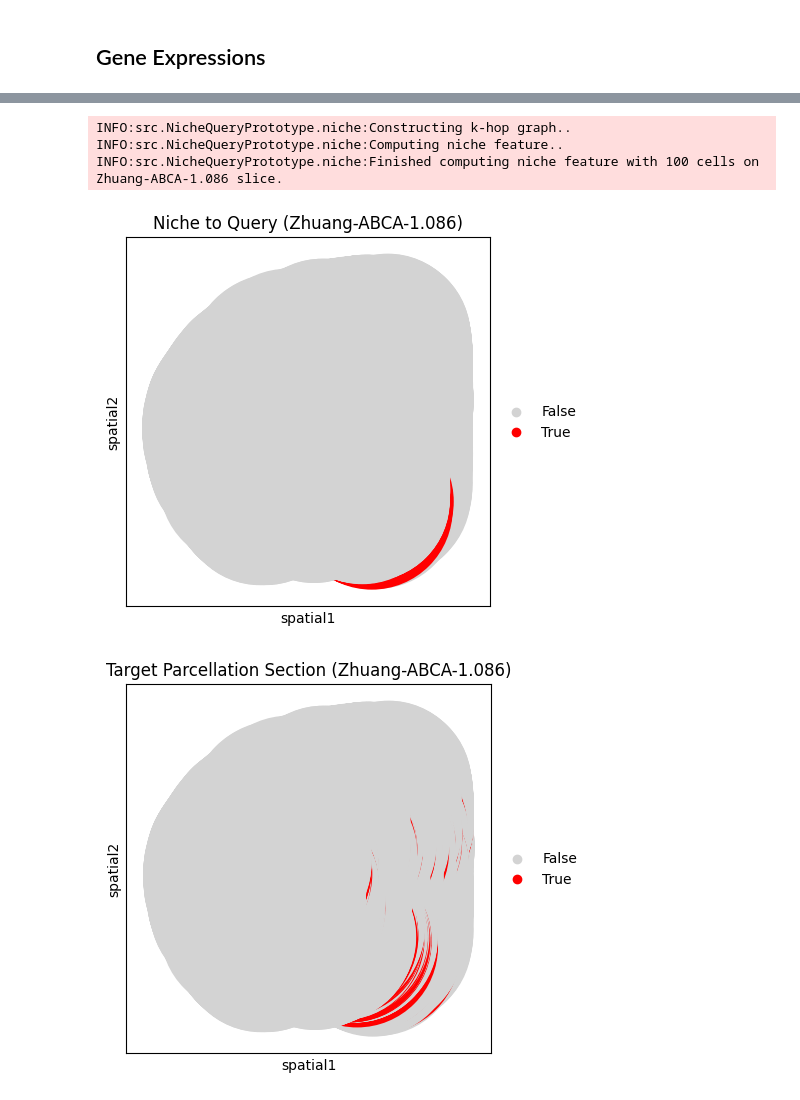
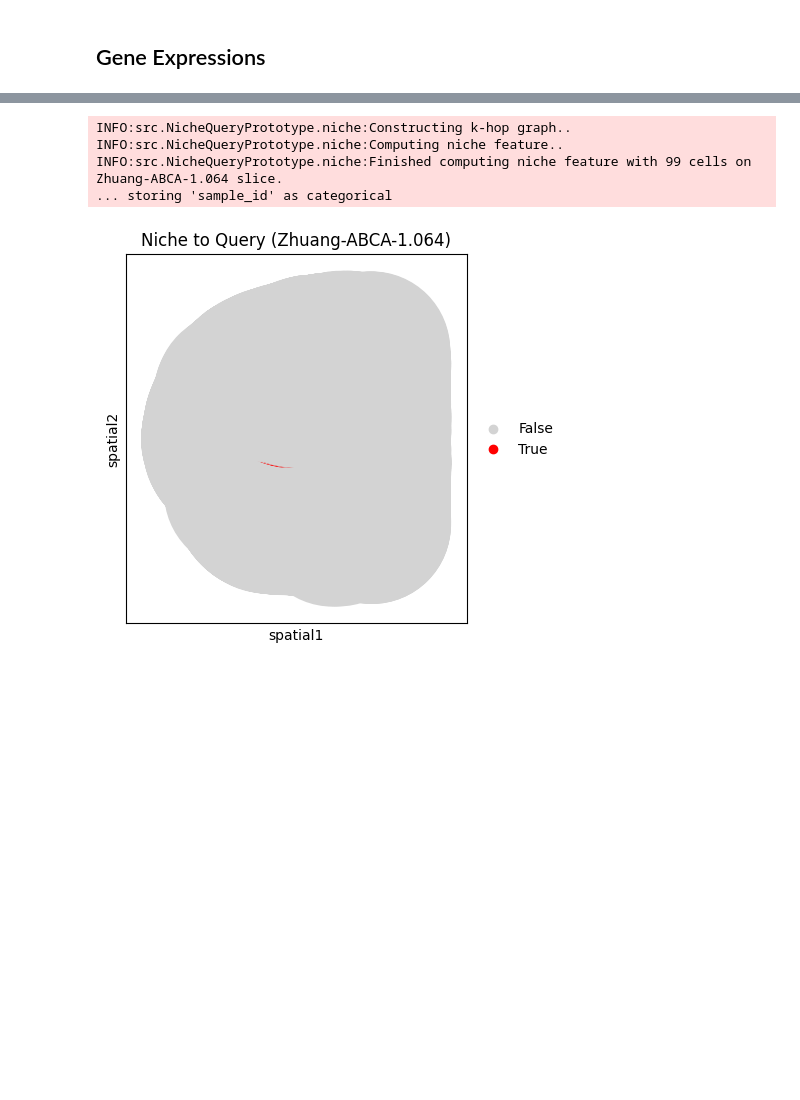
Before and after one commit to lichyyyyyy/NicheQueryBenchmark, a Jupyter notebook: niche_query.ipynb, the cells around one changed output, grey strips where cells are left out. Saved outputs shown, nothing was run; the diff lists cells and outputs as text; code cells hidden in the pictures; blank space fills up the shorter version.

```diff
--- a/niche_query.ipynb
+++ b/niche_query.ipynb
@@ -53,0 +191,20 @@ INFO:src.NicheQueryPrototype.database:  120 samples constructed...
+# %%
+from src.NicheQueryPrototype.database import Database
+from src.NicheQueryPrototype.niche import Niche
+from src.NicheQueryPrototype.query import NicheQuery
+
+# step 1: create db
+data_folder = 'notebook/ccf/data/zhuang-abca-1/'
+# target_sample_ids = ['Zhuang-ABCA-1.064', 'Zhuang-ABCA-1.061', 'Zhuang-ABCA-1.060', 'Zhuang-ABCA-1.058',
+#                   'Zhuang-ABCA-1.062', 'Zhuang-ABCA-1.057', 'Zhuang-ABCA-1.059', 'Zhuang-ABCA-1.066',
+#                   'Zhuang-ABCA-1.063', 'Zhuang-ABCA-1.065', 'Zhuang-ABCA-1.067', 'Zhuang-ABCA-1.056']
+target_sample_ids = ['Zhuang-ABCA-1.086','Zhuang-ABCA-1.104','Zhuang-ABCA-1.102']
+db = Database(target_sample_ids)
+db.construct(adata_path=[data_folder + 'Zhuang-ABCA-1-raw.h5ad'],
+             cell_metadata_path=[data_folder + 'cell_metadata.csv'],
+             ccf_coordinates_path=[data_folder + 'ccf_coordinates.csv'],
+             feature_name='gene_expression',
+             parcellation_path='notebook/ccf/data/parcellation/structure.json')
+
+# (optional) download sample slices
+# db.export_sample_adata('notebook/ccf/data/benchmark_samples_l2')
@@ -54,16 +232,15 @@ INFO:src.NicheQueryPrototype.database:  120 samples constructed...
 # %%
-# step 2: construct niche to query
+# step 2: construct niche to query; 44271692540130311954709901940577285312
 
 niche_to_query = Niche()
-niche_to_query.construct_by_k_hop(db, center_cell_id='44271692540130311954709901940577285312', sample_id='Zhuang-ABCA-1.086', k=10, cell_limit=100,
-                                  parcellation_index=987)
+niche_to_query.construct_by_k_hop(db, center_cell_id='', sample_id='Zhuang-ABCA-1.064', k=10, cell_limit=100, parcellation_index=567)
 niche_to_query.visualize(db)
 # %% [output]
 INFO:src.NicheQueryPrototype.niche:Constructing k-hop graph..
 INFO:src.NicheQueryPrototype.niche:Computing niche feature..
-INFO:src.NicheQueryPrototype.niche:Finished computing niche feature with 100 cells on Zhuang-ABCA-1.086 slice.
+INFO:src.NicheQueryPrototype.niche:Finished computing niche feature with 99 cells on Zhuang-ABCA-1.064 slice.
+... storing 'sample_id' as categorical
-[figure, old version]
+[figure, new version]
-[figure, removed]
 # %%
 # step 3: run niche query on given samples
 
```
Also changed, not shown: parts of 9 cells of this notebook, 4 other files.
